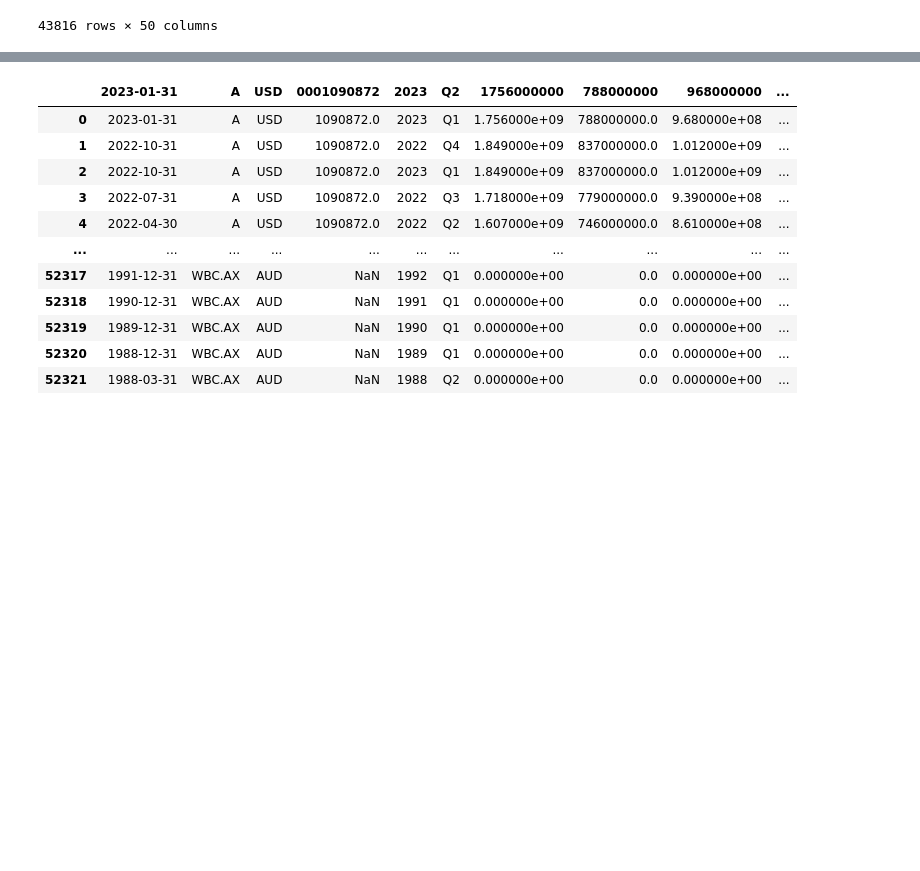
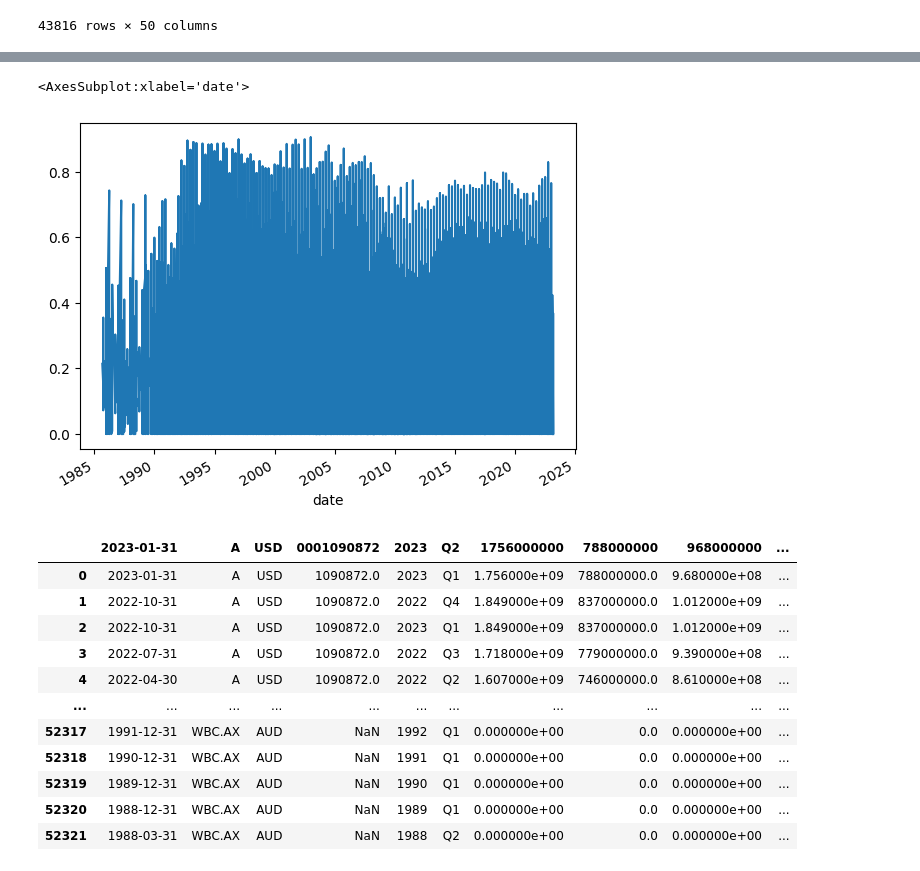
Before and after one commit to veeyuen/credit-spreads, a Jupyter notebook: build_dataframe.ipynb, the cells around one changed output, grey strips where cells are left out. Drawn from its saved outputs; the diff is of its cells as text; code cells hidden in the pictures; blank space fills up the shorter version.

```diff
--- a/build_dataframe.ipynb
+++ b/build_dataframe.ipynb
@@ -192,0 +226,2 @@ balance_sheet
+# %%
+balance_sheet_norm=balance_sheet.select_dtypes(include=['int64', 'float64'])
@@ -192,0 +244,4 @@ balance_sheet
+# %%
+balance_sheet_norm.iloc[:,0:]=balance_sheet_norm.iloc[:,0:].div(balance_sheet_norm.totalAssets, axis=0)
+# %%
+balance_sheet_norm=balance_sheet_norm.iloc[:,0:].div(balance_sheet_norm.totalAssets, axis=0)
@@ -193,3 +265,8 @@ balance_sheet
+# %%
+balance_sheet_norm.inventory.plot()
+# %% [output]
+<AxesSubplot:xlabel='date'>
+[figure, added]
 # %%
 income_statement=pd.read_csv('raw_data/async_IS.csv')
 
```
Also changed, not shown: parts of 14 cells of this notebook.
